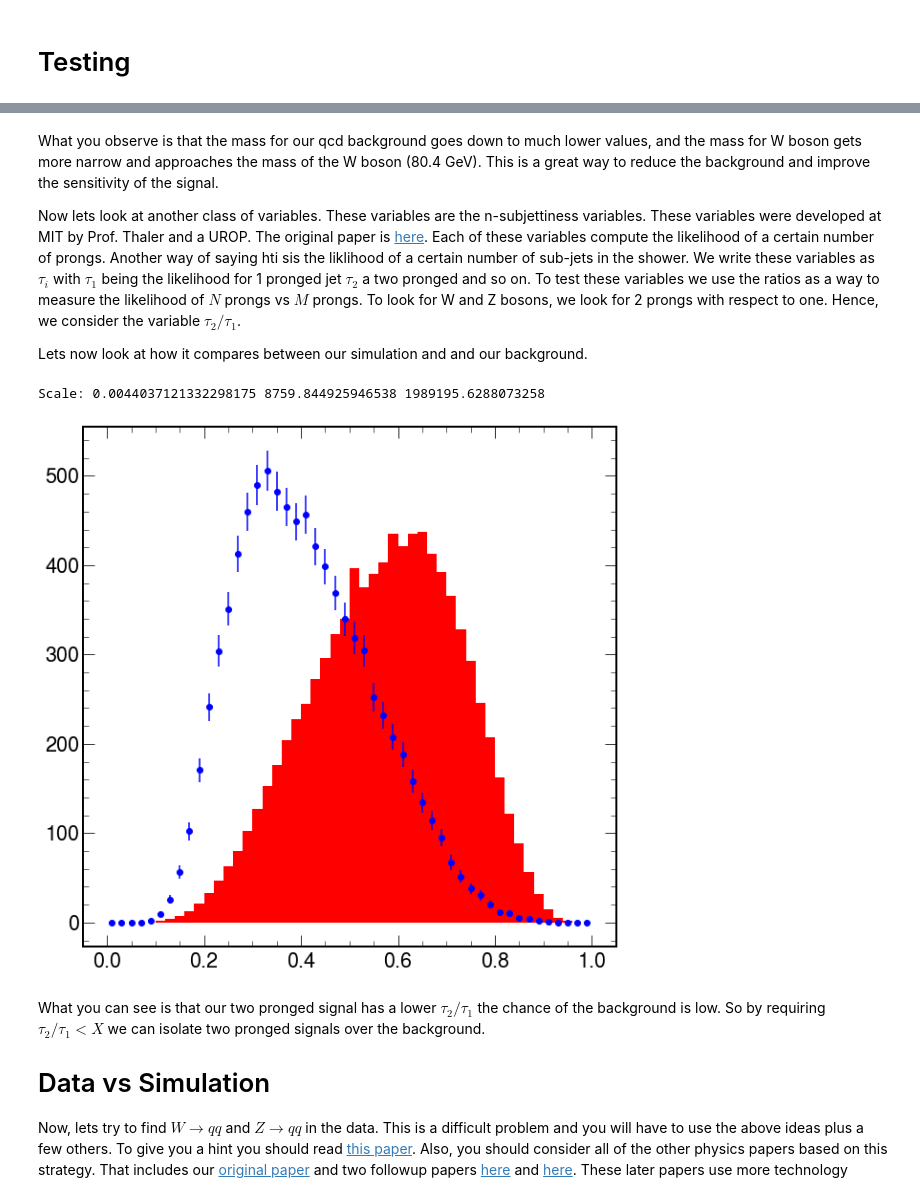
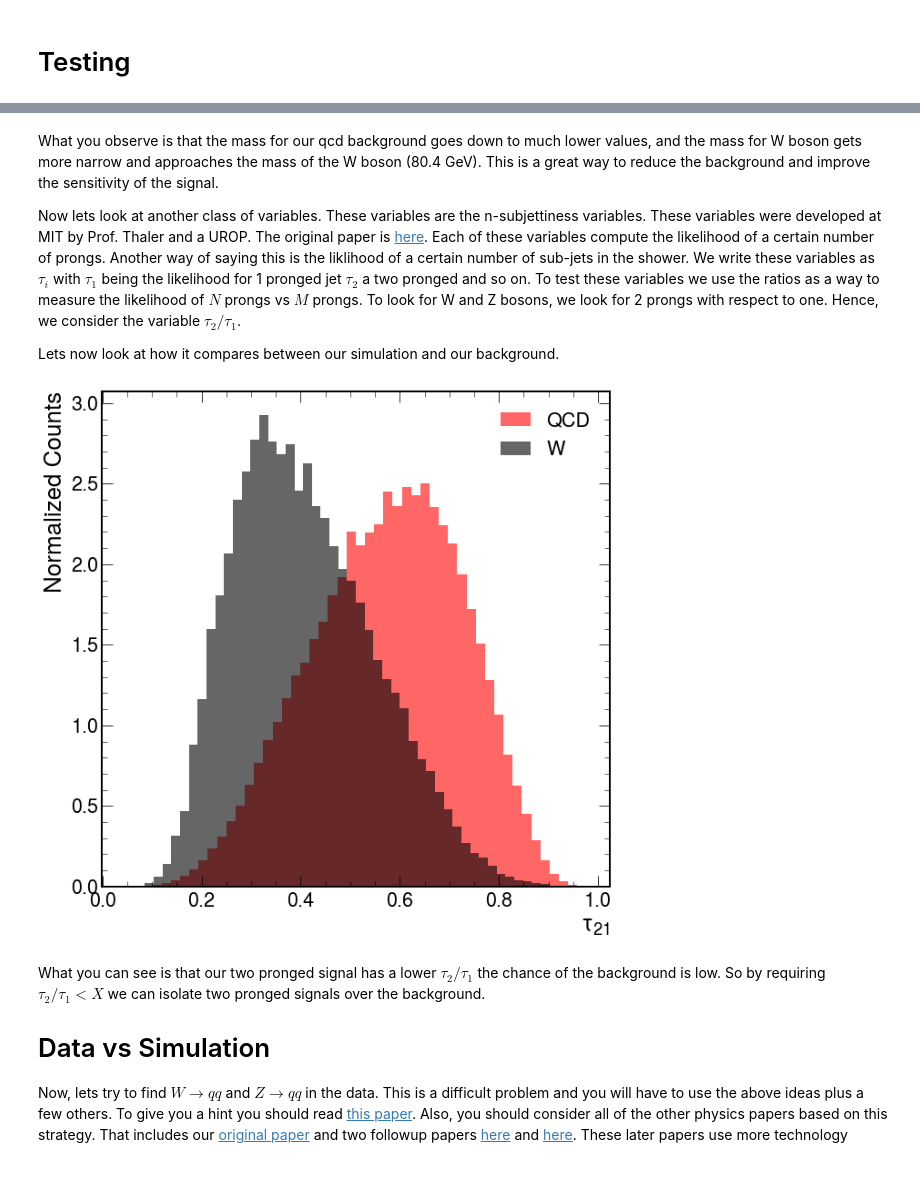
Before and after one commit to okitouni/MITJuniorLab, a Jupyter notebook: VQQ/Vqq_full.ipynb, the cells around one changed output, grey strips where cells are left out. Saved outputs shown, nothing was run; the diff lists cells and outputs as text; code cells hidden in the pictures.

```diff
--- a/VQQ/Vqq_full.ipynb
+++ b/VQQ/Vqq_full.ipynb
@@ -342,3 +375,9 @@ The total data is defined as the total ammount data in our sample. To compute th
+# %%
+def get_weights(iData,weights,sel):
+    weight = weights[0]
+    for i in range(1,len(weights)):
+        weight *= iData.arrays(weights[i],library="np")[weights[i]][sel]
+    return weight
 # %%
 #first of all for MC, we need to apply some standard weights
 weights=[1000*18300,"puweight","scale1fb"]
@@ -369,34 +415,41 @@ NameError: name 'wqq1' is not defined
 # %% [markdown]
 What you observe is that the mass for our qcd background goes down to much lower values, and the mass for W boson gets more narrow and approaches the mass of the W boson (80.4 GeV).  This is a great way to reduce the background and improve the sensitivity of the signal.
 
-Now lets look at another class of variables. These variables are the n-subjettiness variables. These variables were developed at MIT by Prof. Thaler and a UROP. The original paper is [here](https://arxiv.org/abs/1011.2268). Each of these variables compute the likelihood of a certain number of prongs. Another way of saying hti sis the liklihood of a certain number of sub-jets in the shower. We write these variables as $\tau_{i}$ with $\tau_{1}$ being the likelihood for 1 pronged jet $\tau_{2}$ a two pronged and so on. To test these variables we use the ratios as a way to measure the likelihood of $N$ prongs vs $M$ prongs. To look for W and Z bosons, we look for 2 prongs with respect to one. Hence, we consider the variable $\tau_{2}/\tau_{1}$.
+Now lets look at another class of variables. These variables are the n-subjettiness variables. These variables were developed at MIT by Prof. Thaler and a UROP. The original paper is [here](https://arxiv.org/abs/1011.2268). Each of these variables compute the likelihood of a certain number of prongs. Another way of saying this is the liklihood of a certain number of sub-jets in the shower. We write these variables as $\tau_{i}$ with $\tau_{1}$ being the likelihood for 1 pronged jet $\tau_{2}$ a two pronged and so on. To test these variables we use the ratios as a way to measure the likelihood of $N$ prongs vs $M$ prongs. To look for W and Z bosons, we look for 2 prongs with respect to one. Hence, we consider the variable $\tau_{2}/\tau_{1}$.
 
-Lets now look at how it compares between our simulation and and our background.
+Lets now look at how it compares between our simulation and our background.
 # %%
 #Lets Look at the N subjettiness mass of QCD background compared to W
 #first of all for MC, we need to apply some standard weights
 weights=[1000*18300,"puweight","scale1fb"]
 
 #Lets do a simple selection here is a trigger
-qcdtrig     = (qcd.array('trigger').flatten() % 2 > 0)
-qcdpt       = (qcd.array('vjet0_pt').flatten() > 400)
+qcdtrig     = (qcd.arrays('trigger',library="np")["trigger"].flatten() % 2 > 0)
+qcdpt       = (qcd.arrays('vjet0_pt',library="np")["vjet0_pt"].flatten() > 400)
 qcdsel      = np.logical_and.reduce([qcdtrig,qcdpt])
 
-#selection note we are going to use the larger wqq1
-wtrig       = (wqq13.array('trigger').flatten() % 2 > 0)
-wpt         = (wqq13.array('vjet0_pt').flatten() > 400)
+
+#selection note we are going to use the larger wqq13
+wtrig       = (wqq13.arrays('trigger',library="np")["trigger"].flatten() % 2 > 0)
+wpt         = (wqq13.arrays('vjet0_pt',library="np")["vjet0_pt"].flatten() > 400)
 wsel        = np.logical_and.reduce([wtrig,wpt])
 
-#Lets comput a scale factor of the two datasets so that we can get roughly the right size for our plots
-wscale=scale(wqq13,qcd,weights)
+# Compute the t2 to t1 ratio
+qcdt21 = (qcd.arrays('vjet0_t2', library="np")["vjet0_t2"][qcdsel]/
+          qcd.arrays('vjet0_t1', library="np")["vjet0_t1"][qcdsel])
+wt21 = (wqq13.arrays('vjet0_t2', library="np")["vjet0_t2"][wsel]/
+          wqq13.arrays('vjet0_t1', library="np")["vjet0_t1"][wsel])
 
-#now lets make a plot of the fat jet pt
-qcdt21         = histErr([qcd],[qcdsel],"t21",50,0,1,'red'  ,'h',weights,[wscale])
-wt21           = histErr([wqq13],[wsel]  ,"t21",50,0,1,'blue' ,'o',weights)
+plt.hist(qcdt21, weights=get_weights(qcd,weights,qcdsel),
+         bins=50, color='red',label="QCD", alpha=.6, density=True)
+plt.hist(wt21, weights=get_weights(wqq13,weights,wsel),
+         bins=50, color='black',label="W", alpha=.6, density=True)
+plt.legend()
+plt.xlabel(r"$\tau_{21}$")
+plt.ylabel("Normalized Counts")
 plt.show()
 # %% [output]
-Scale: 0.0044037121332298175 8759.844925946538 1989195.6288073258
-[figure, old version]
+[figure, new version]
 # %% [markdown]
 What you can see is that our two pronged signal has a lower $\tau_{2}/\tau_{1}$ the chance of the background is low. So by requiring $\tau_{2}/\tau_{1} < X$ we can isolate two pronged signals over the background.
 
```
Also changed, not shown: parts of 10 cells of this notebook.
